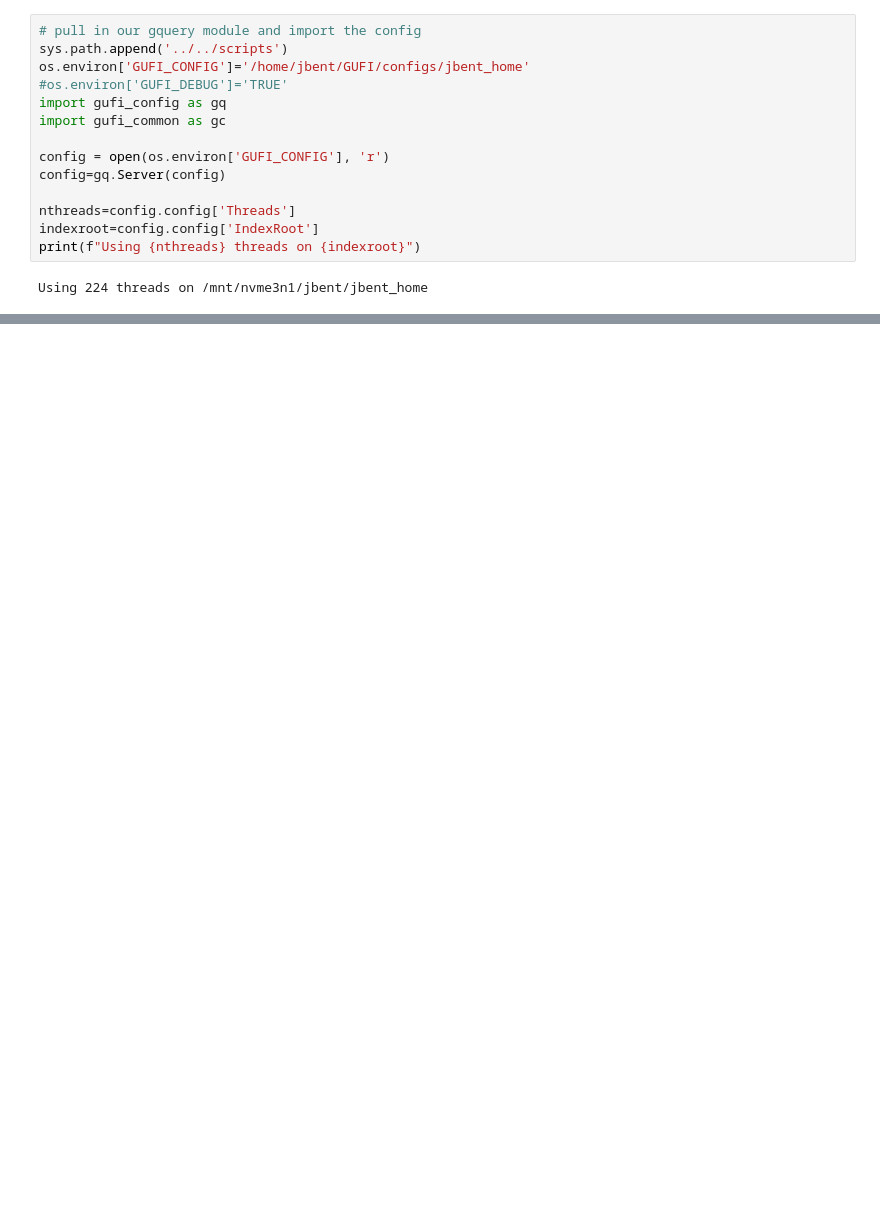
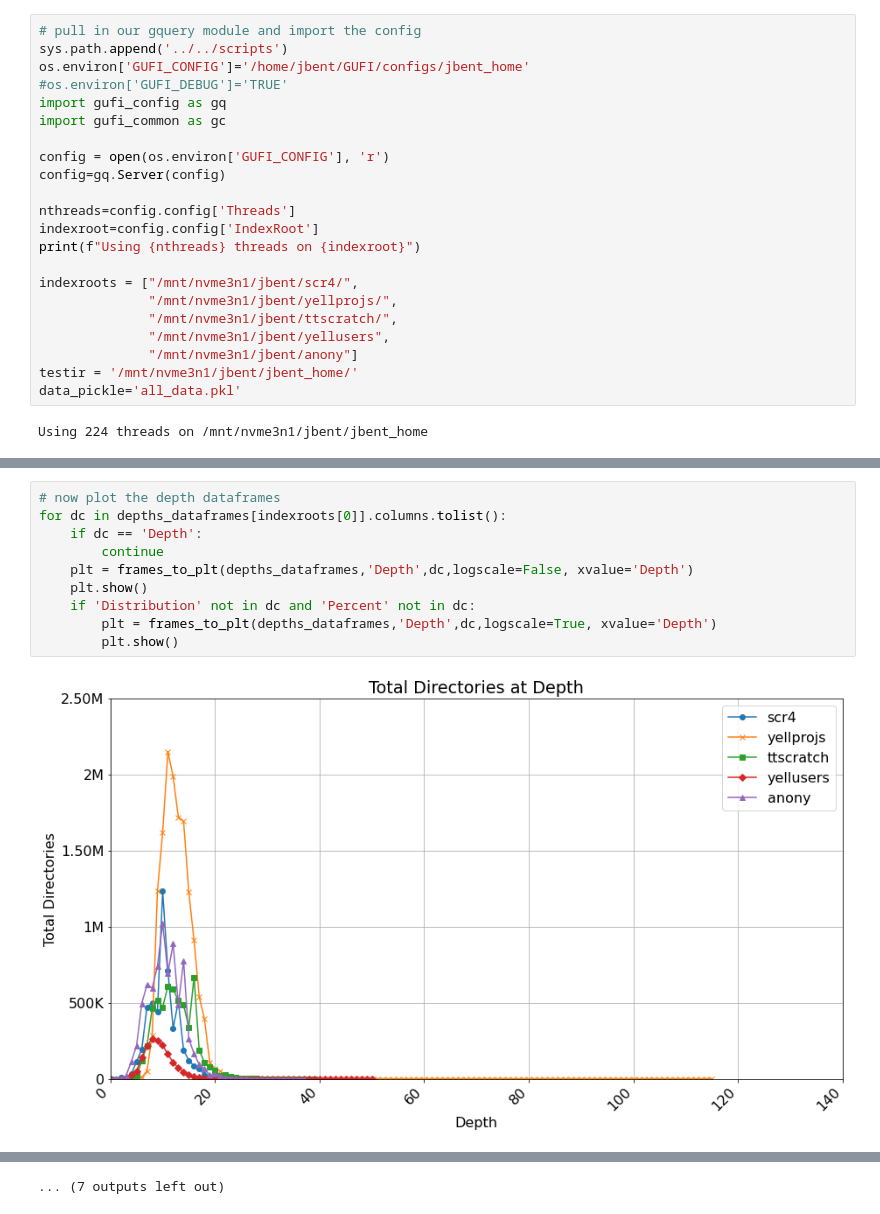
Before and after one commit to johnbent/GUFI, a Jupyter notebook: contrib/python/gufi_graphs2.ipynb, the cells around one changed output, grey strips where cells are left out. Saved outputs shown, nothing was run; the diff lists cells and outputs as text; blank space fills up the shorter version.

```diff
--- a/contrib/python/gufi_graphs2.ipynb
+++ b/contrib/python/gufi_graphs2.ipynb
@@ -27,6 +35,14 @@ config=gq.Server(config)
 nthreads=config.config['Threads']
 indexroot=config.config['IndexRoot']
 print(f"Using {nthreads} threads on {indexroot}")
+
+indexroots = ["/mnt/nvme3n1/jbent/scr4/",
+              "/mnt/nvme3n1/jbent/yellprojs/",
+              "/mnt/nvme3n1/jbent/ttscratch/",
+              "/mnt/nvme3n1/jbent/yellusers",
+              "/mnt/nvme3n1/jbent/anony"]
+testir = '/mnt/nvme3n1/jbent/jbent_home/'
+data_pickle='all_data.pkl'
 # %% [output]
 Using 224 threads on /mnt/nvme3n1/jbent/jbent_home
 # %%
@@ -250,2 +381,14 @@ def frames_to_plt(dataframes,xlabel,yvalue,logscale=False):
 
     return plt
+# %%
+# now plot the depth dataframes
+for dc in depths_dataframes[indexroots[0]].columns.tolist():
+    if dc == 'Depth':
+        continue
+    plt = frames_to_plt(depths_dataframes,'Depth',dc,logscale=False, xvalue='Depth')
+    plt.show()
+    if 'Distribution' not in dc and 'Percent' not in dc:
+        plt = frames_to_plt(depths_dataframes,'Depth',dc,logscale=True, xvalue='Depth')
+        plt.show()
+# %% [output]
+[figure, added]
@@ -252 +406,2 @@ def frames_to_plt(dataframes,xlabel,yvalue,logscale=False):
+... (7 outputs left out)
 # %%
```
Also changed, not shown: parts of 24 cells of this notebook.
